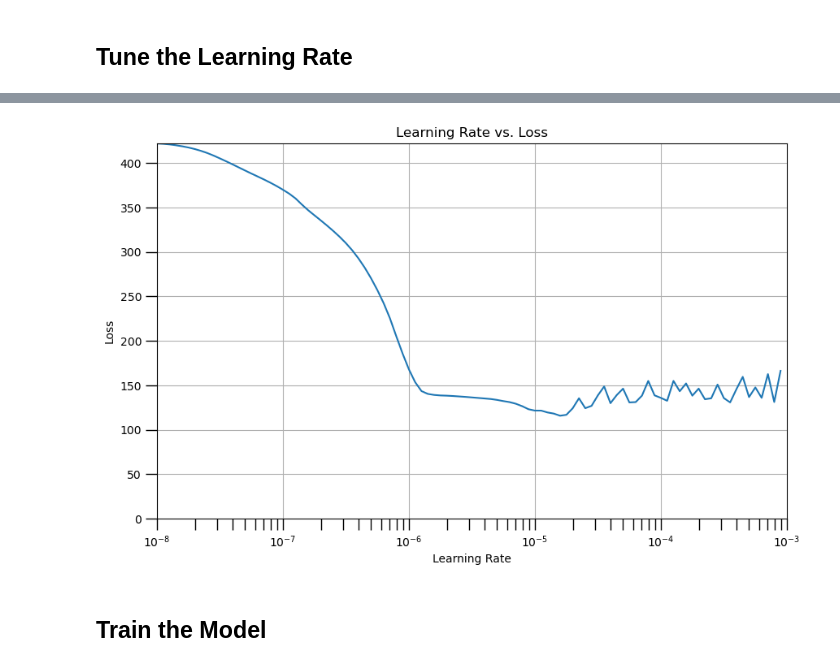
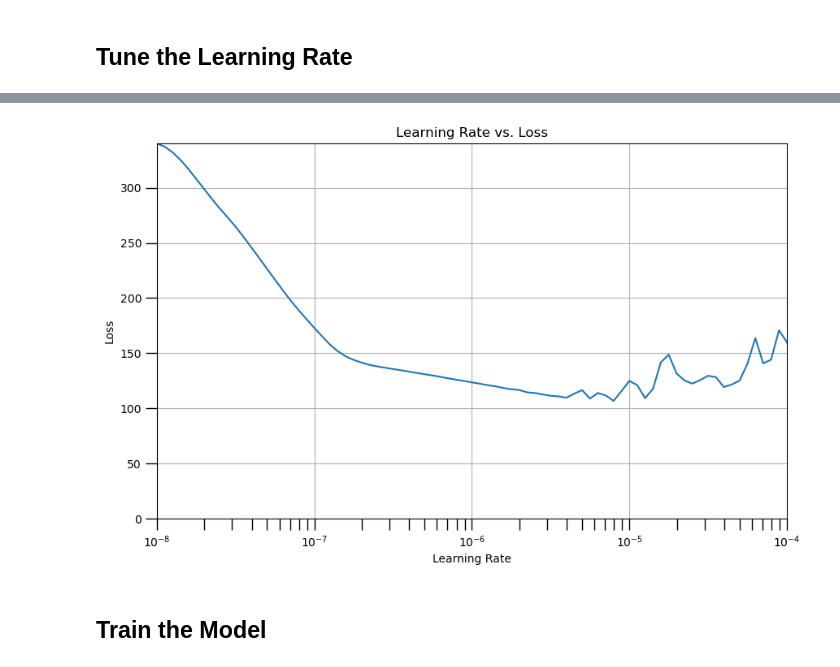
Before and after one commit to NutriCI/mlteam-workspace, a Jupyter notebook: time_series_model/analysis/calories_diet_model.ipynb, the cells around one changed output, grey strips where cells are left out. Cells and saved outputs as stored; diff of their text form; code cells hidden in the pictures.

```diff
--- a/time_series_model/analysis/calories_diet_model.ipynb
+++ b/time_series_model/analysis/calories_diet_model.ipynb
@@ -99,13 +100,13 @@ memory usage: 2.4+ KB
 # Convert the date column to datetime
 df['date'] = pd.to_datetime(df['date'])
 # %%
-# extract the time_step and snack_calories columns
+# extract the time_step and calories columns
 time_step = df['date'].values
-snack_calories = df['snack_calories'].values
+calories = df['snack_calories'].values
 
 # convert to numpy arrays
 time = np.array(time_step)
-series = np.array(snack_calories)
+series = np.array(calories)
 
 # preview the data
 plot_series(time, series, title='Snack Calories over time', xlabel='Date', ylabel='Snack Calories')
@@ -169,7 +170,7 @@ def windowed_dataset(series, window_size, batch_size, shuffle_buffer):
 # Parameters
 window_size = 7
 batch_size = 32
-shuffle_buffer_size = 143
+shuffle_buffer_size = 154
 
 # Generate the dataset windows
 train_set = windowed_dataset(x_train, window_size, batch_size, shuffle_buffer_size)
@@ -250,31 +251,31 @@ Epoch 100/100
 # %%
 # Define the learning rate array
 lrs = 1e-8 * (10 ** (np.arange(100) / 20))
 
 # Set the figure size
 plt.figure(figsize=(10, 6))
 
 # Set the grid
 plt.grid(True)
 
 # Plot the loss in log scale
 plt.semilogx(lrs, history.history["loss"])
 
 # Increase the tickmarks size
 plt.tick_params('both', length=10, width=1, which='both')
 
 # Set the plot boundaries
-plt.axis([1e-8, 1e-3, 0, max(history.history["loss"])])
+plt.axis([1e-8, 1e-4, 0, max(history.history["loss"])])
 
 # Set the title and labels
 plt.title('Learning Rate vs. Loss')
 plt.xlabel('Learning Rate')
 plt.ylabel('Loss')
 
 # Show the plot
 plt.show()
 # %% [output]
-[figure, old version]
+[figure, new version]
 # %% [markdown]
 ## Train the Model
 # %%
```
Also changed, not shown: parts of 14 cells of this notebook, 10 other files.
